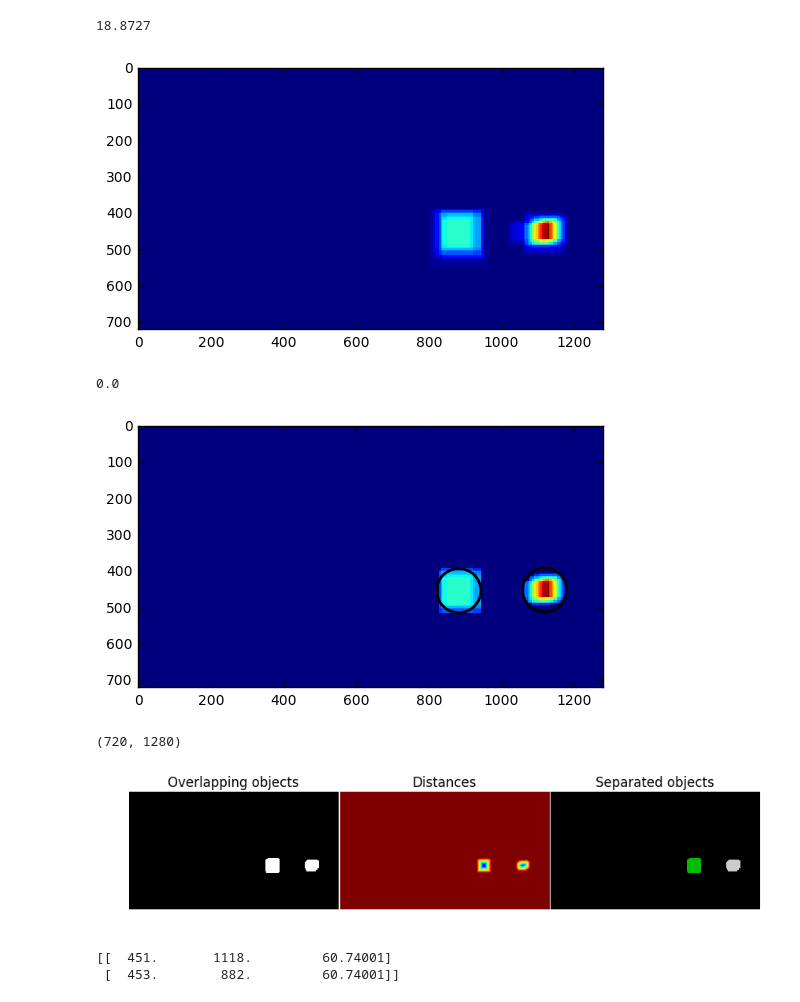
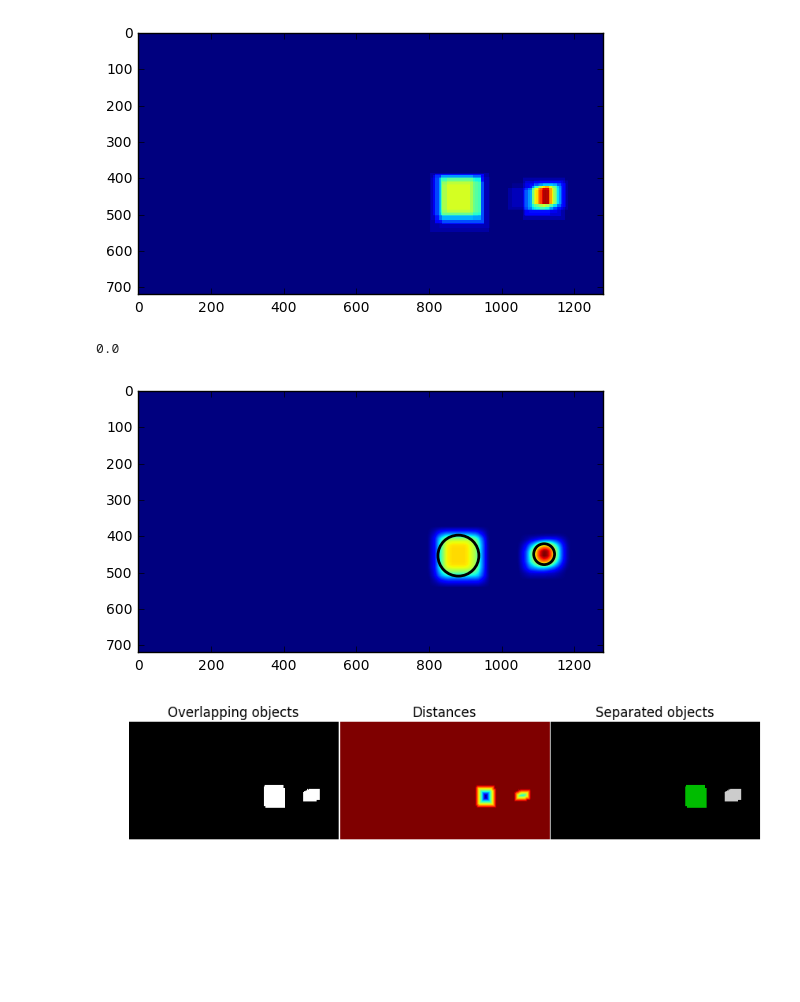
Before and after one commit to eigendreams/vehicle_tracking, a Jupyter notebook: Universal.ipynb, the cells around one changed output. Cells and saved outputs as stored; diff of their text form; code cells hidden in the pictures; blank space fills up the shorter version.

```diff
--- a/Universal.ipynb
+++ b/Universal.ipynb
@@ -701,7 +711,7 @@ def heatMap(img,
             frames):
 
     # select only the last frames
-    last_windows = llist_windows[:-frames:-1]
+    last_windows = llist_windows[:-frames-1:-1]
 
     # create heat map over image, will norm later
     imgmap = np.zeros_like(img[:,:,0], dtype=np.float32)
@@ -720,19 +730,18 @@ def heatMap(img,
     # normalize it
     # no, this will raise false positives if not cars to the top
     #imgmap = normalizeLayer(imgmap) + 0.5
-    print(imgmap.max())
+    #print(imgmap.max())
     return imgmap
 # %%
 hmap = heatMap(img,
-               [None, None, window_list],
-               2)
+               [window_list, window_list, window_list],
+               3)
 plt.imshow(hmap)
 plt.show()
 print(hmap.min())
 # %% [output]
+[figure, new version]
-18.8727
+0.0
-[figure, old version]
-0.0
 # %%
 # I recommend now thresholding for heatmap, use DBSCAN to id blobs
 # a long running heatmap is kind of a long term filter as well too
@@ -818,12 +839,9 @@ def blobsFromHeatMap(hmap,
 # %%
 # Identify boxes in tops that are close to each blob by center
 # or use found blob areas to
-blobs, labels = blobsFromHeatMap(hmap, threshold=3, upperth=6)
+blobs, labels = blobsFromHeatMap(hmap, threshold=3, upperth=8)
 # %% [output]
-[figure, old version]
+[figure, new version]
-(720, 1280)
-[figure, old version]
+[figure, new version]
-[[  451.       1118.         60.74001]
- [  453.        882.         60.74001]]
 # %%
 #Finally, use the found tops, blobs and areas to draw bounding boxes
```
Also changed, not shown: parts of 16 cells of this notebook.
